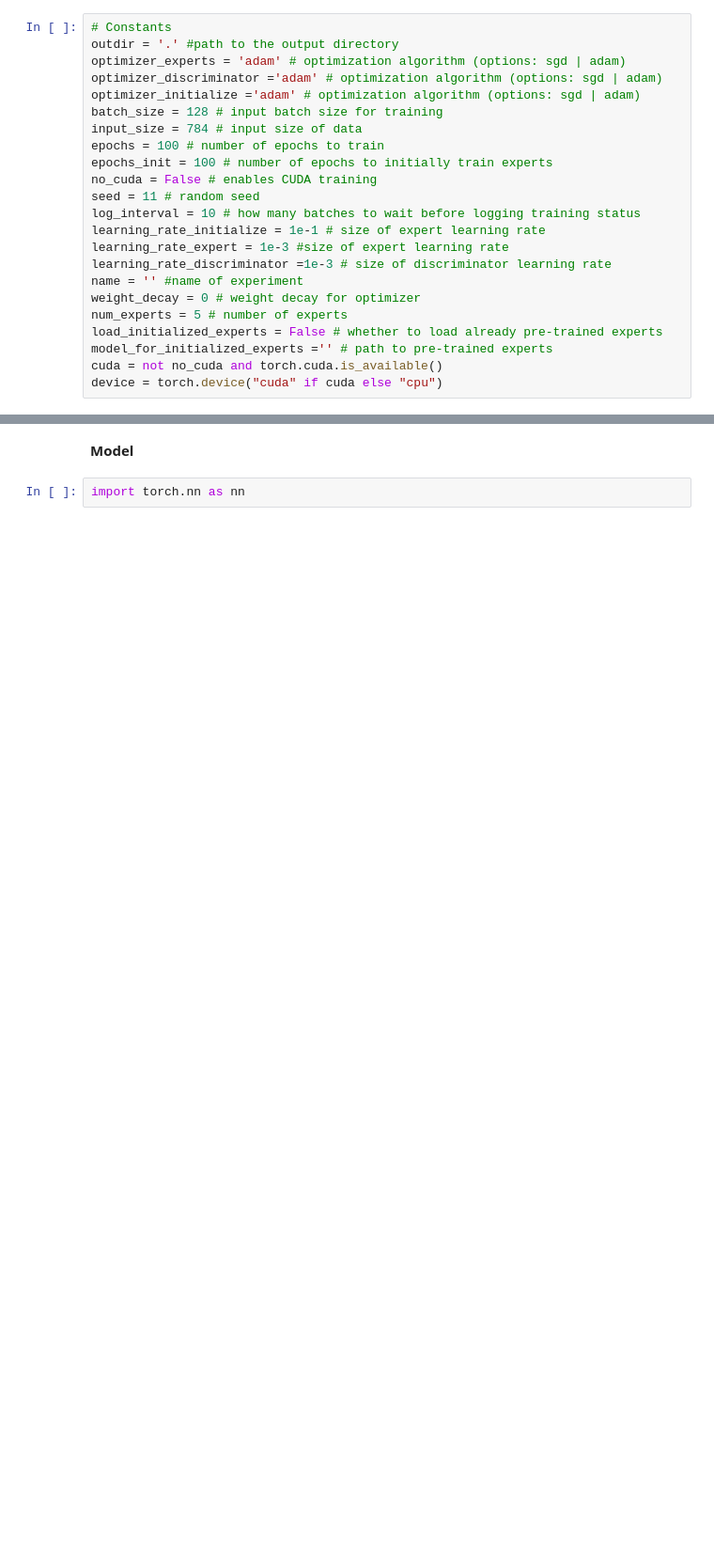
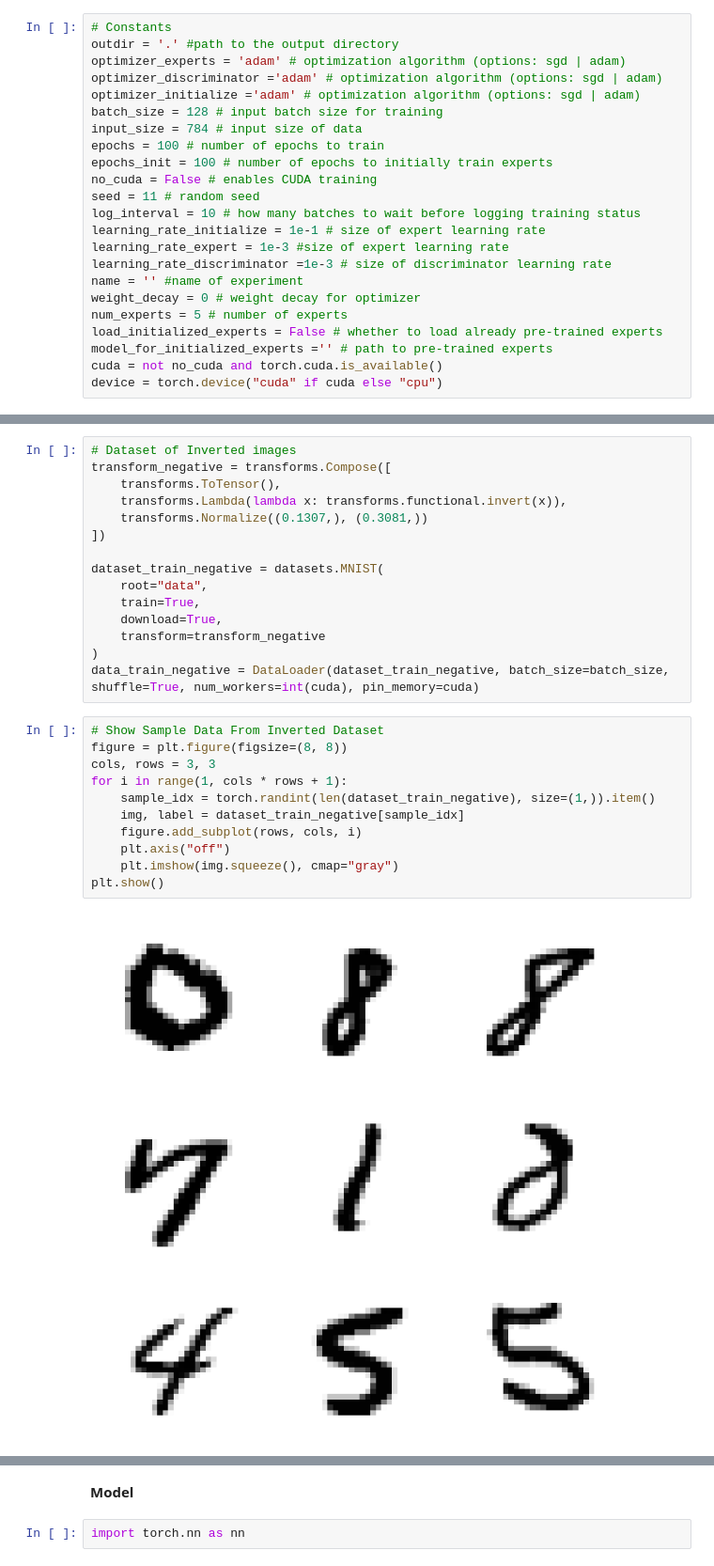
Before and after one commit to milad-deriv/Independent_Causal_Mechanisms, a Jupyter notebook: LICM.ipynb, the cells around one changed output, grey strips where cells are left out. Shown: that part at 94% size. Cells and saved outputs as stored; diff of their text form; blank space fills up the shorter version.

```diff
--- a/LICM.ipynb
+++ b/LICM.ipynb
@@ -89,0 +121,28 @@ data_train = DataLoader(dataset_train, batch_size=batch_size, shuffle=True, num_
+# %%
+# Dataset of Inverted images
+transform_negative = transforms.Compose([
+    transforms.ToTensor(),
+    transforms.Lambda(lambda x: transforms.functional.invert(x)),
+    transforms.Normalize((0.1307,), (0.3081,))
+])
+
+dataset_train_negative = datasets.MNIST(
+    root="data",
+    train=True,
+    download=True,
+    transform=transform_negative
+)
+data_train_negative = DataLoader(dataset_train_negative, batch_size=batch_size, shuffle=True, num_workers=int(cuda), pin_memory=cuda)
+# %%
+# Show Sample Data From Inverted Dataset
+figure = plt.figure(figsize=(8, 8))
+cols, rows = 3, 3
+for i in range(1, cols * rows + 1):
+    sample_idx = torch.randint(len(dataset_train_negative), size=(1,)).item()
+    img, label = dataset_train_negative[sample_idx]
+    figure.add_subplot(rows, cols, i)
+    plt.axis("off")
+    plt.imshow(img.squeeze(), cmap="gray")
+plt.show()
+# %% [output]
+[figure, added]
```
Also changed, not shown: parts of 16 cells of this notebook.
